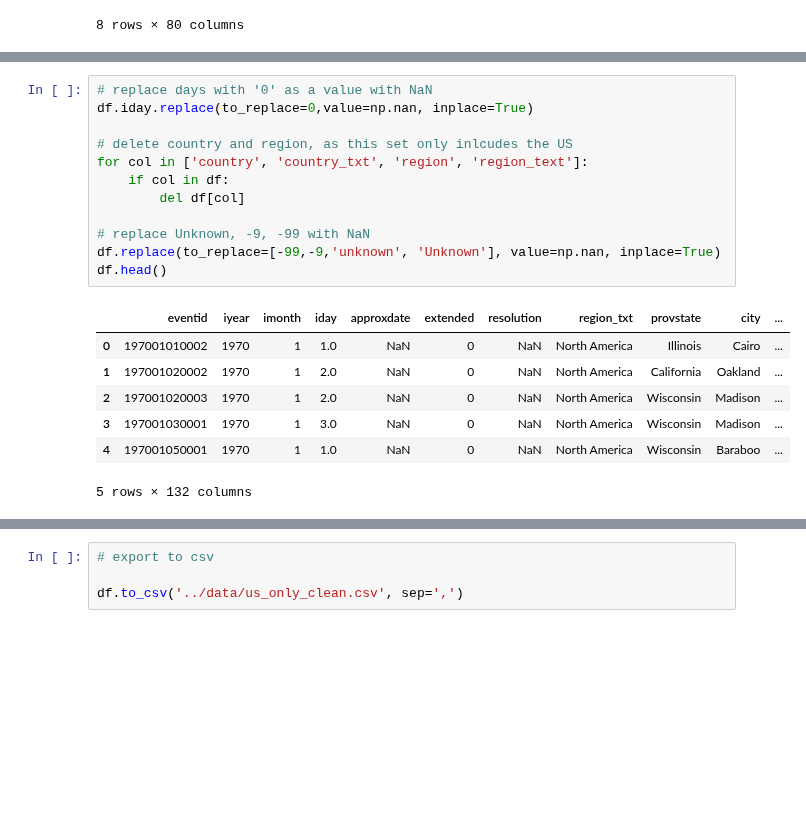
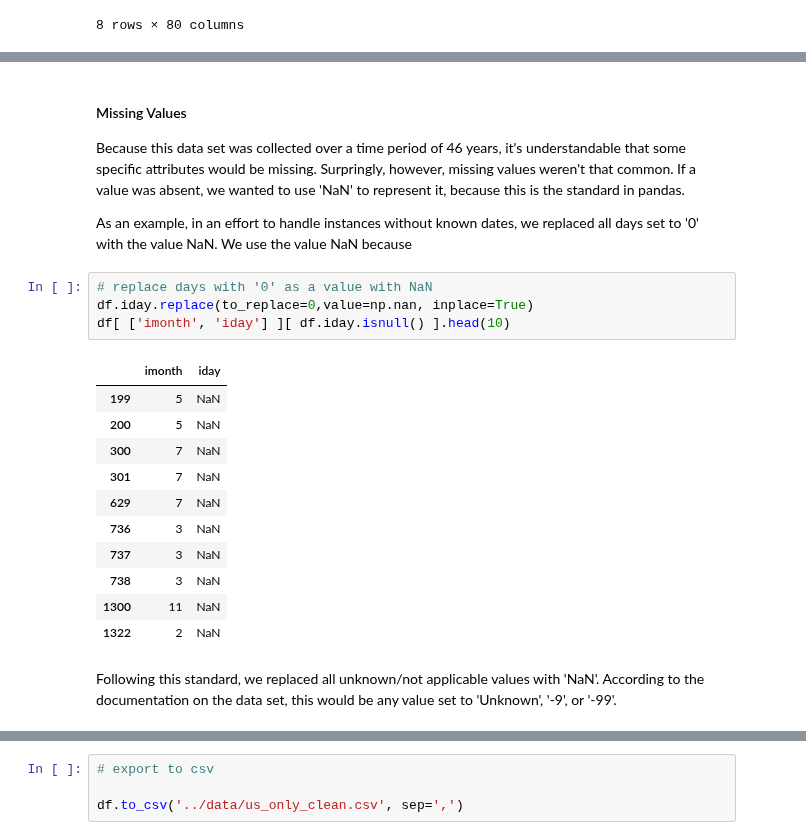
Before and after one commit to jakecarlson1/machine-learning-labs, a Jupyter notebook: Lab1/Lab 1 - Exploring Table Data.ipynb, the cells around one changed output, grey strips where cells are left out. Saved outputs shown, nothing was run; the diff lists cells and outputs as text; blank space fills up the shorter version.

```diff
--- a/Lab1/Lab 1 - Exploring Table Data.ipynb
+++ b/Lab1/Lab 1 - Exploring Table Data.ipynb
@@ -218,20 +240,24 @@ df[df.approxdate.notnull()]
+# %% [markdown]
+#### Missing Values
+
+Because this data set was collected over a time period of 46 years, it's understandable that some specific attributes would be missing. Surpringly, however, missing values weren't that common. If a value was absent, we wanted to use 'NaN' to represent it, because this is the standard in pandas.
+
+As an example, in an effort to handle instances without known dates, we replaced all days set to '0' with the value NaN. We use the value NaN because
 # %%
 # replace days with '0' as a value with NaN
 df.iday.replace(to_replace=0,value=np.nan, inplace=True)
-
-# delete country and region, as this set only inlcudes the US
-for col in ['country', 'country_txt', 'region', 'region_text']:
-    if col in df:
-        del df[col]
-
-# replace Unknown, -9, -99 with NaN
-df.replace(to_replace=[-99,-9,'unknown', 'Unknown'], value=np.nan, inplace=True)
-df.head()
+df[ ['imonth', 'iday'] ][ df.iday.isnull() ].head(10)
 # %% [output]
-|  | eventid | iyear | imonth | iday | approxdate | extended | resolution | region_txt | provstate | city | ... |
-| 0 | 197001010002 | 1970 | 1 | 1.0 | NaN | 0 | NaN | North America | Illinois | Cairo | ... |
-| 1 | 197001020002 | 1970 | 1 | 2.0 | NaN | 0 | NaN | North America | California | Oakland | ... |
-| 2 | 197001020003 | 1970 | 1 | 2.0 | NaN | 0 | NaN | North America | Wisconsin | Madison | ... |
-| 3 | 197001030001 | 1970 | 1 | 3.0 | NaN | 0 | NaN | North America | Wisconsin | Madison | ... |
-| 4 | 197001050001 | 1970 | 1 | 1.0 | NaN | 0 | NaN | North America | Wisconsin | Baraboo | ... |
+|  | imonth | iday |
+| 199 | 5 | NaN |
+| 200 | 5 | NaN |
+| 300 | 7 | NaN |
+| 301 | 7 | NaN |
+| 629 | 7 | NaN |
+| 736 | 3 | NaN |
+| 737 | 3 | NaN |
+| 738 | 3 | NaN |
+| 1300 | 11 | NaN |
+| 1322 | 2 | NaN |
-5 rows × 132 columns
+# %% [markdown]
+Following this standard, we replaced all unknown/not applicable values with 'NaN'. According to the documentation on the data set, this would be any value set to 'Unknown', '-9', or '-99'.
```
Also changed, not shown: parts of 9 cells of this notebook, 1 other file.
